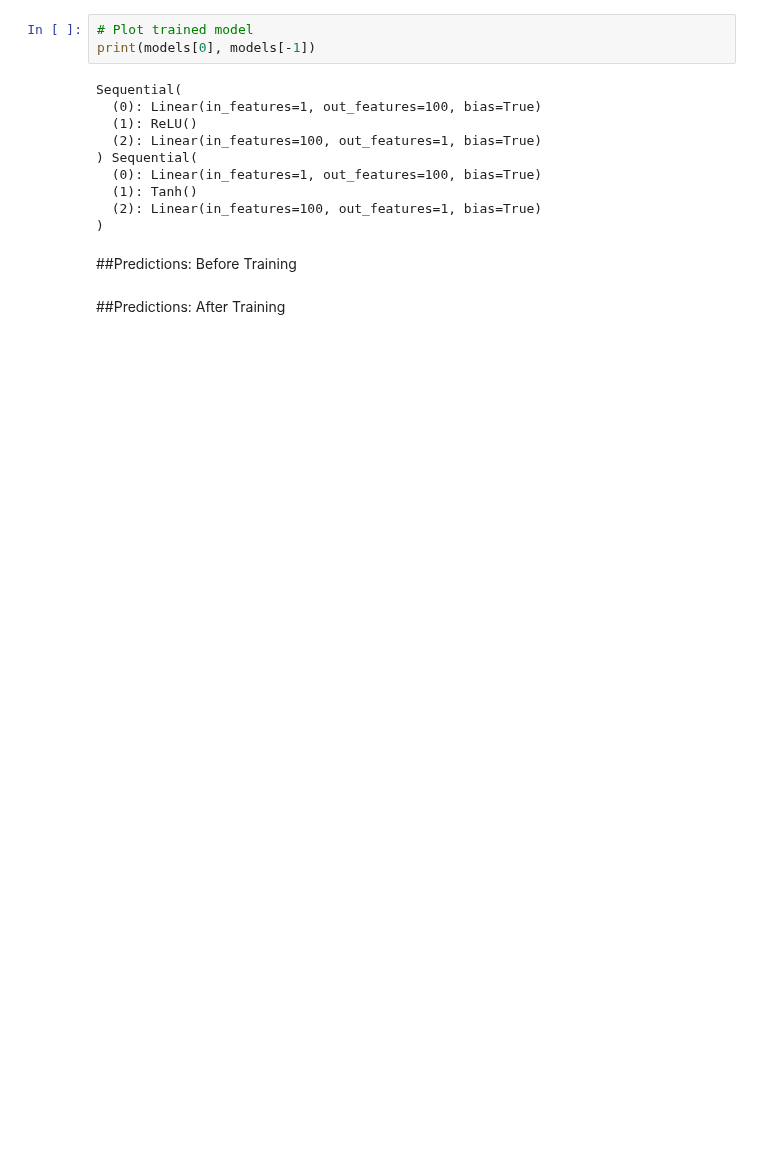
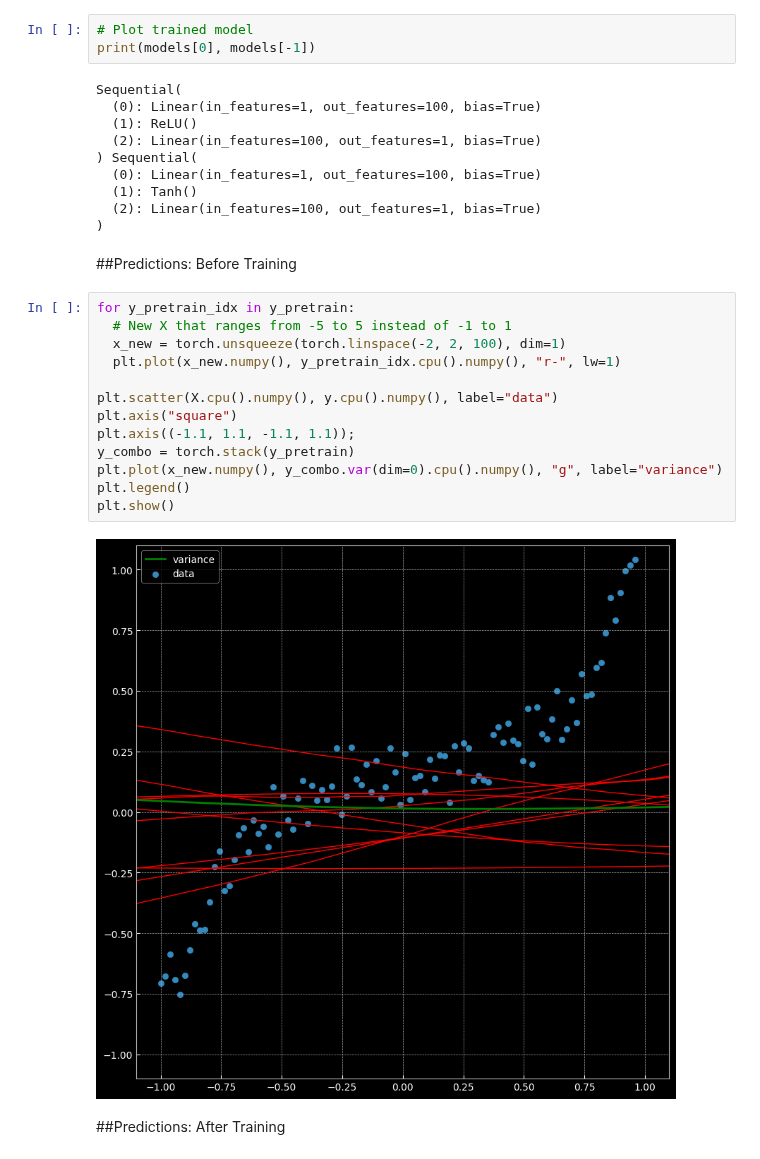
Before and after one commit to rahiakela/deep-learning-research-and-practice, a Jupyter notebook: nyu-deep-learning-2020/04_regression.ipynb, the cells around one changed output. Saved outputs shown, nothing was run; the diff lists cells and outputs as text; blank space fills up the shorter version.

```diff
--- a/nyu-deep-learning-2020/04_regression.ipynb
+++ b/nyu-deep-learning-2020/04_regression.ipynb
@@ -203,5 +203,20 @@ Sequential(
 )
 # %% [markdown]
 ##Predictions: Before Training
+# %%
+for y_pretrain_idx in y_pretrain:
+  # New X that ranges from -5 to 5 instead of -1 to 1
+  x_new = torch.unsqueeze(torch.linspace(-2, 2, 100), dim=1)
+  plt.plot(x_new.numpy(), y_pretrain_idx.cpu().numpy(), "r-", lw=1)
+
+plt.scatter(X.cpu().numpy(), y.cpu().numpy(), label="data")
+plt.axis("square")
+plt.axis((-1.1, 1.1, -1.1, 1.1));
+y_combo = torch.stack(y_pretrain)
+plt.plot(x_new.numpy(), y_combo.var(dim=0).cpu().numpy(), "g", label="variance")
+plt.legend()
+plt.show()
+# %% [output]
+[figure, added]
 # %% [markdown]
 ##Predictions: After Training
```
Also changed, not shown: parts of 5 cells of this notebook.
